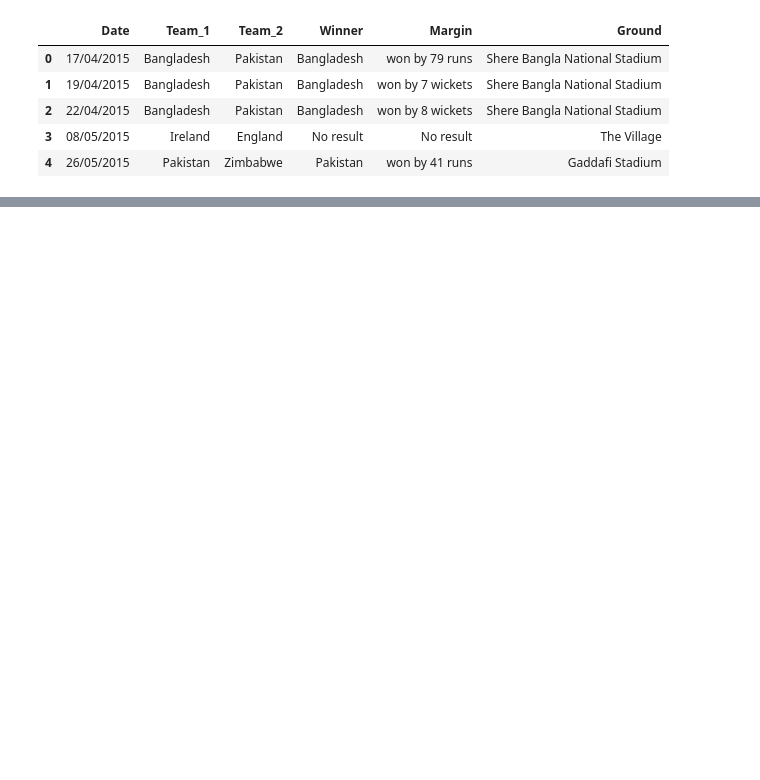
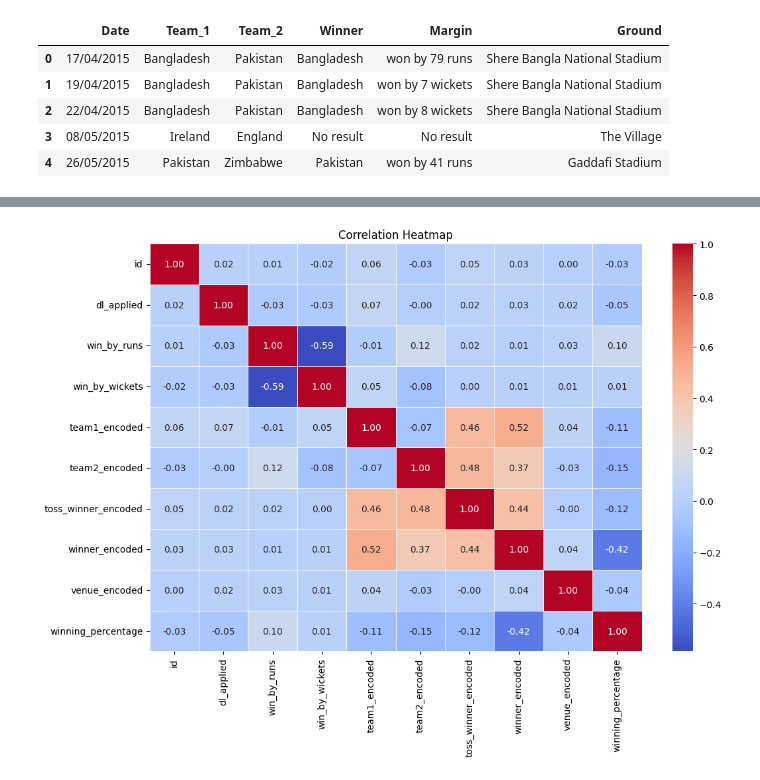
Before and after one commit to Chinmaya54/DM_Challenge_WC_Winner, a Jupyter notebook: DM_3.ipynb, the cells around one changed output, grey strips where cells are left out. Saved outputs shown, nothing was run; the diff lists cells and outputs as text; code cells hidden in the pictures; blank space fills up the shorter version.

```diff
--- a/DM_3.ipynb
+++ b/DM_3.ipynb
@@ -208,0 +411,5 @@ results.head()
+# %%
+match_df.drop(['city', 'result', 'player_of_match', 'umpire1', 'umpire2', 'umpire3'], axis=1, inplace=True)
+# %%
+# Changing date to proper date format
+match_df['date'] = pd.to_datetime(match_df['date'])
@@ -208,0 +549,21 @@ results.head()
+# %%
+# List of all unique teams
+all_teams = ['India', 'New Zealand', 'Australia', 'Sri Lanka', 'South Africa', 'Bangladesh', 'England', 'Nepal',
+             'West Indies', 'Pakistan', 'Netherlands', 'Zimbabwe', 'Scotland', 'Ireland', 'Afghanistan', 'Canada',
+             'Kenya', 'Hong Kong', 'Bermuda', 'United States of America', 'United Arab Emirates', 'ICC World XI',
+             'Namibia']
+
+from sklearn.preprocessing import LabelEncoder
+# Create a LabelEncoder
+label_encoder = LabelEncoder()
+
+# Fit and transform the LabelEncoder on all unique teams
+label_encoder.fit(all_teams)
+
+# Encode 'team1' and 'team2' columns in the DataFrame
+semifinalist_matches_df['team1_encoded'] = label_encoder.transform(semifinalist_matches_df['team1'])
+semifinalist_matches_df['team2_encoded'] = label_encoder.transform(semifinalist_matches_df['team2'])
+semifinalist_matches_df['toss_winner_encoded'] = label_encoder.transform(semifinalist_matches_df['toss_winner'])
+semifinalist_matches_df['winner_encoded'] = label_encoder.transform(semifinalist_matches_df['winner'])
+# Display the updated DataFrame
+semifinalist_matches_df.head()
@@ -208,0 +632,2 @@ results.head()
+# %%
+semifinalist_matches_df['venue_encoded'] = label_encoder.fit_transform(semifinalist_matches_df['venue'])
@@ -208,0 +660,15 @@ results.head()
+# %%
+
+
+# Feature Selection using Correlation Analysis
+import seaborn as sns
+import matplotlib.pyplot as plt
+# Correlation matrix
+correlation_matrix = semifinalist_matches_df.corr()
+# Plot the heatmap
+plt.figure(figsize=(12, 8))
+sns.heatmap(correlation_matrix, annot=True, cmap='coolwarm', fmt=".2f", linewidths=0.5)
+plt.title('Correlation Heatmap')
+plt.show()
+# %% [output]
+[figure, added]
```
Also changed, not shown: parts of 44 cells of this notebook.
